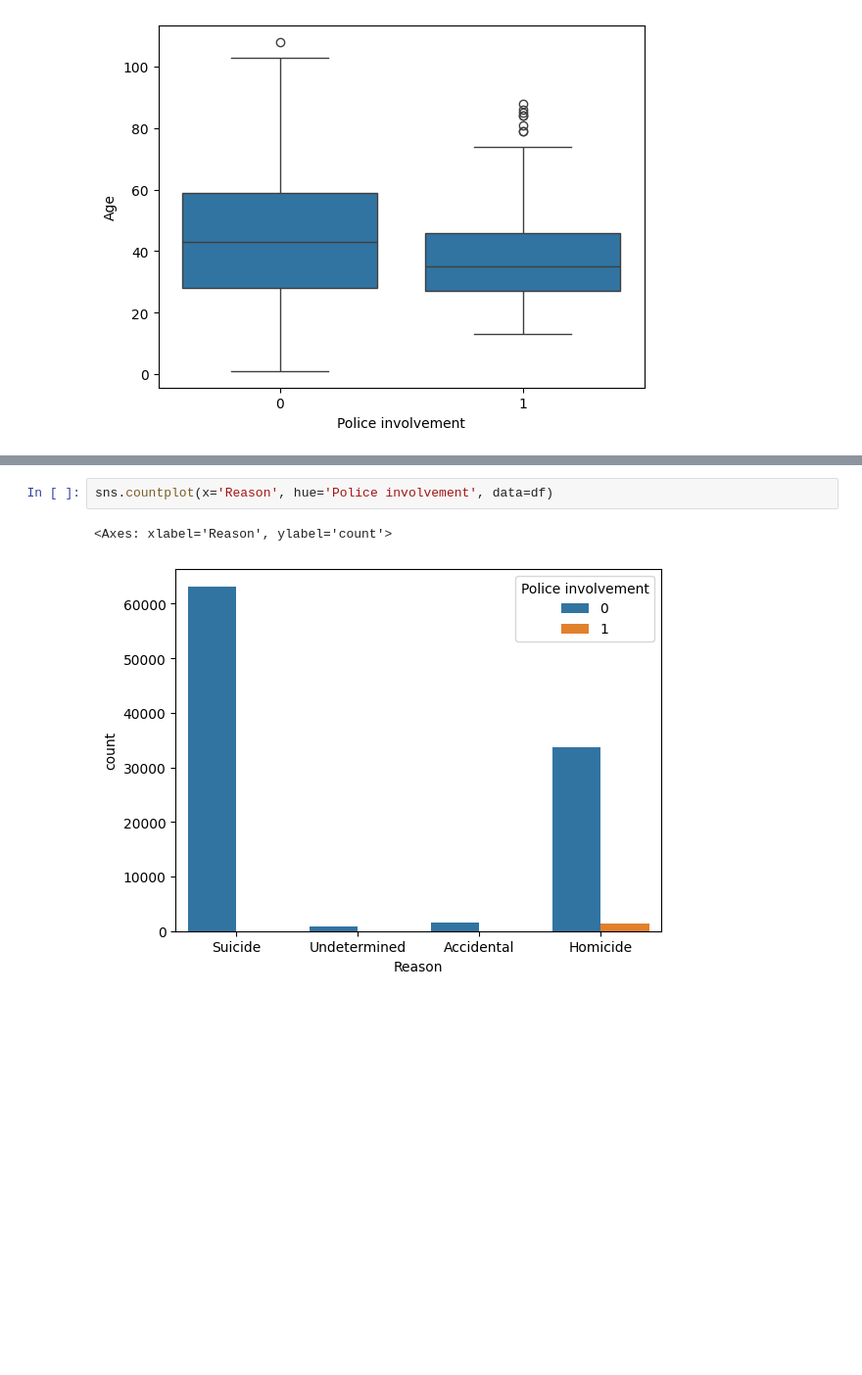
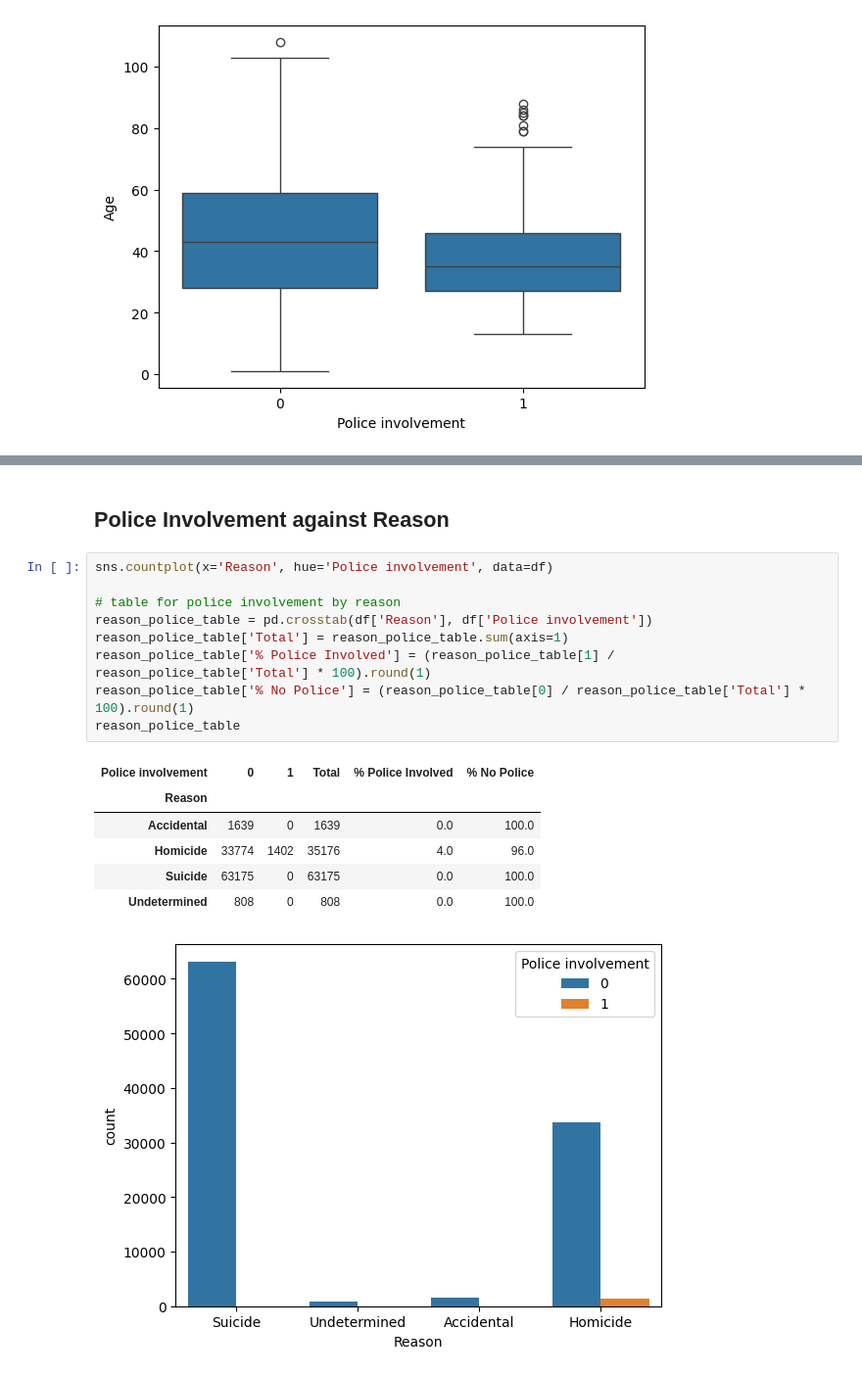
Before and after one commit to beckhamtoh/CS3244-Gun-Violence, a Jupyter notebook: notebooks/02_eda.ipynb, the cells around one changed output, grey strips where cells are left out. Shown at 98% size. Cells and saved outputs as stored; diff of their text form; blank space fills up the shorter version.

```diff
--- a/notebooks/02_eda.ipynb
+++ b/notebooks/02_eda.ipynb
@@ -338,5 +419,19 @@ sns.countplot(y='Place of incident', hue='Police involvement', data=df, order=df
+# %% [markdown]
+## Police Involvement against Reason
 # %%
 sns.countplot(x='Reason', hue='Police involvement', data=df)
+
+# table for police involvement by reason
+reason_police_table = pd.crosstab(df['Reason'], df['Police involvement'])
+reason_police_table['Total'] = reason_police_table.sum(axis=1)
+reason_police_table['% Police Involved'] = (reason_police_table[1] / reason_police_table['Total'] * 100).round(1)
+reason_police_table['% No Police'] = (reason_police_table[0] / reason_police_table['Total'] * 100).round(1)
+reason_police_table
 # %% [output]
-<Axes: xlabel='Reason', ylabel='count'>
+| Police involvement | 0 | 1 | Total | % Police Involved | % No Police |
+| Reason |  |  |  |  |  |
+| Accidental | 1639 | 0 | 1639 | 0.0 | 100.0 |
+| Homicide | 33774 | 1402 | 35176 | 4.0 | 96.0 |
+| Suicide | 63175 | 0 | 63175 | 0.0 | 100.0 |
+| Undetermined | 808 | 0 | 808 | 0.0 | 100.0 |
 [figure]
```
Also changed, not shown: parts of 8 cells of this notebook.
